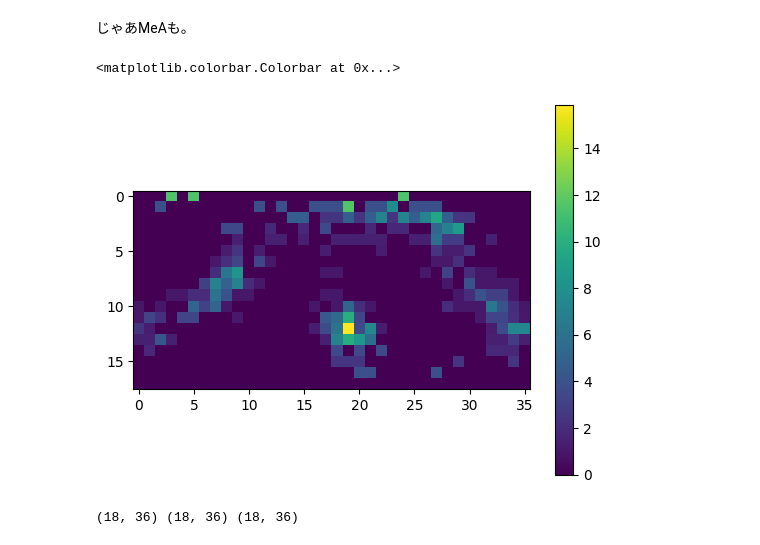
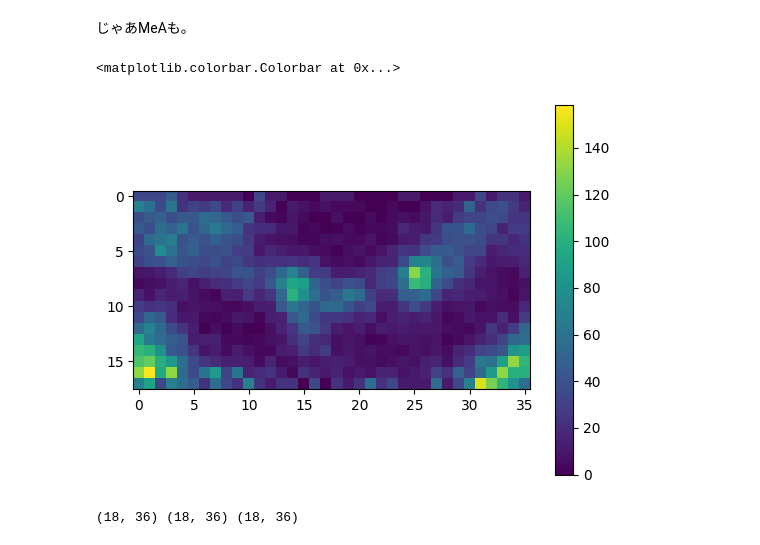
Before and after one commit to vitroid/boo, a Jupyter notebook: Methane/CH配向.ipynb, the cells around one changed output. Cells and saved outputs as stored; diff of their text form; code cells hidden in the pictures.

```diff
--- a/Methane/CH配向.ipynb
+++ b/Methane/CH配向.ipynb
@@ -272,9 +272,14 @@ for frame in frames:
     C = frame["position"][atomname == "C"]
     H = frame["position"][atomname == "H"]
 
-    # Pick up the first methane only
-    C = C[0]
-    H = H[:4]
+    # 58 分子ごとに、単位胞内の同じ位置のメタンがある
+    label = 5
+    #
+    C = C[label::58]
+    Hpicks = []
+    for i in range(label*4,len(H),58*4):
+        Hpicks += [i,i+1,i+2,i+3]
+    H = H[Hpicks]
 
     for i in range(4):
         CH = H[i::4] - C
@@ -325,37 +330,44 @@ bins = np.zeros([180//binw, 360 // binw])
 
 for frame in frames:
     atomname = np.array(frame["atom"])
 
     C = frame["position"][atomname == "C"]
     H = frame["position"][atomname == "H"]
 
-    # Pick up the first methane only
-    C = C[0]
-    H = H[:4]
+    # 21 分子ごとに、単位胞内の同じ位置のメタンがある
+    label = 7
+    # 炭素は21個ごとに抽出
+    C = C[label::21]
+
+    # 水素は84個ごとに4連で抽出したラベルのリストを作り、fancy indexで抽出
+    Hpicks = []
+    for i in range(label*4,len(H),21*4):
+        Hpicks += [i,i+1,i+2,i+3]
+    H = H[Hpicks]
 
     for i in range(4):
         CH = H[i::4] - C
         phi, theta = projection.polar(CH[:,0], CH[:,1], CH[:,2])
         dphi = np.degrees(phi)
         dtheta = np.degrees(theta) # north pole is angle 0
         for p, t in zip(dphi, dtheta):
             binx = int(np.floor(p/binw))
             biny = int(np.floor(t/binw))
             if biny >= 180//binw:
                 continue
             bins[biny, binx] += 1
 
 # 全方向均一であったとしても極に近付くほどサンプルが減るため、その分を補正する。
 for y in range(180 // binw):
     bins[y, :] /= np.sin(np.radians((y+0.5)*binw))
 
 fig = plt.figure()
 ax = fig.add_subplot(111)
 im = ax.imshow(bins, interpolation='none')
 fig.colorbar(im)
 # %% [output]
 <matplotlib.colorbar.Colorbar at 0x...>
-[figure, old version]
+[figure, new version]
 # %%
 bard_projector(bins)
 # %% [output]
```
Also changed, not shown: parts of 3 cells of this notebook, 3 other files.
